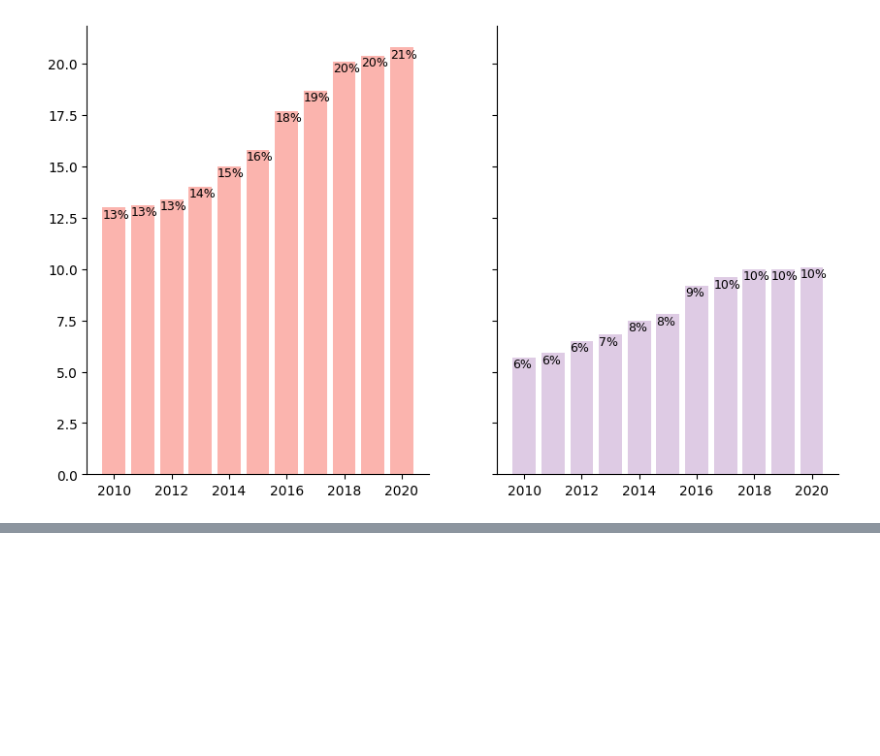
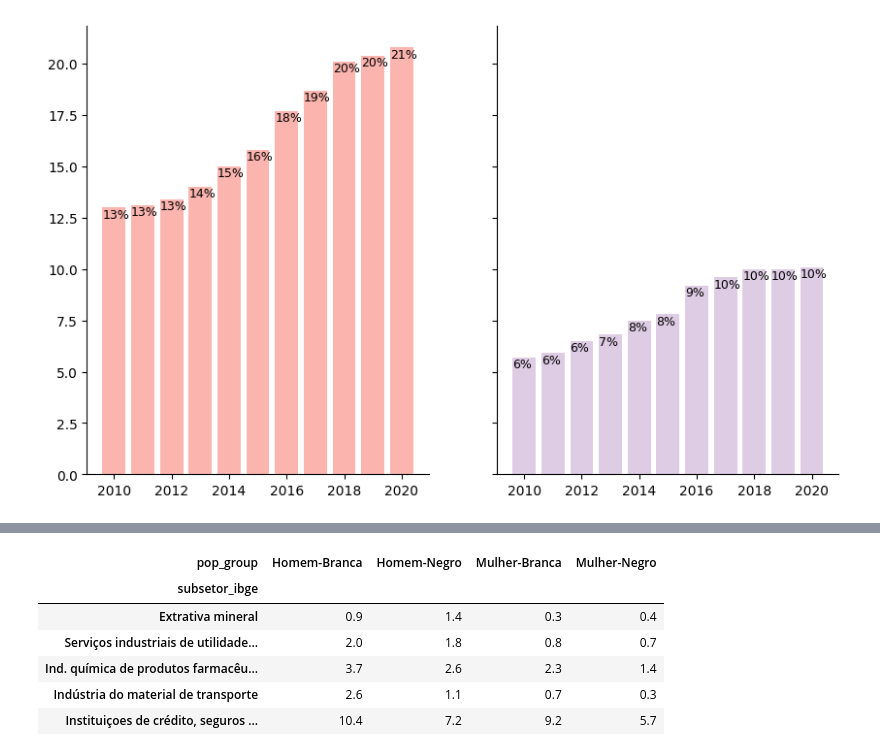
Before and after one commit to pactoPelaEquidade/reports, a Jupyter notebook: black_women/notebooks/1_report.ipynb, the cells around one changed output, grey strips where cells are left out. Cells and saved outputs as stored; diff of their text form; code cells hidden in the pictures; blank space fills up the shorter version.

Commit message:
add sector tables

```diff
--- a/black_women/notebooks/1_report.ipynb
+++ b/black_women/notebooks/1_report.ipynb
@@ -176,0 +177,2 @@ plot_stack_bar(data=df,
+# %%
+top5 = df.groupby('subsetor_ibge').first()[['mean_wage']].sort_values('mean_wage', ascending=False).iloc[:5,:].index.to_list()
@@ -176,0 +181,18 @@ plot_stack_bar(data=df,
+# %%
+df = pd.pivot_table(data=df, index='subsetor_ibge', columns=['pop_group'], values='total')
+# %%
+df=df.div(df.sum(axis=0)).apply(lambda x: round(100*x,1))
+# %%
+df = df.reset_index()
+tab1=df[[df.subsetor_ibge[k] in top5 for k in range(len(df))]]
+tab2=df[[df.subsetor_ibge[k] in bottom5 for k in range(len(df))]]
+# %%
+tab1.set_index('subsetor_ibge', drop=True).reindex(top5)
+# %% [output]
+| pop_group | Homem-Branca | Homem-Negro | Mulher-Branca | Mulher-Negro |
+| subsetor_ibge |  |  |  |  |
+| Extrativa mineral | 0.9 | 1.4 | 0.3 | 0.4 |
+| Serviços industriais de utilidade... | 2.0 | 1.8 | 0.8 | 0.7 |
+| Ind. química de produtos farmacêu... | 3.7 | 2.6 | 2.3 | 1.4 |
+| Indústria do material de transporte | 2.6 | 1.1 | 0.7 | 0.3 |
+| Instituiçoes de crédito, seguros ... | 10.4 | 7.2 | 9.2 | 5.7 |
```
Also changed, not shown: parts of 5 cells of this notebook, 15 other files.
